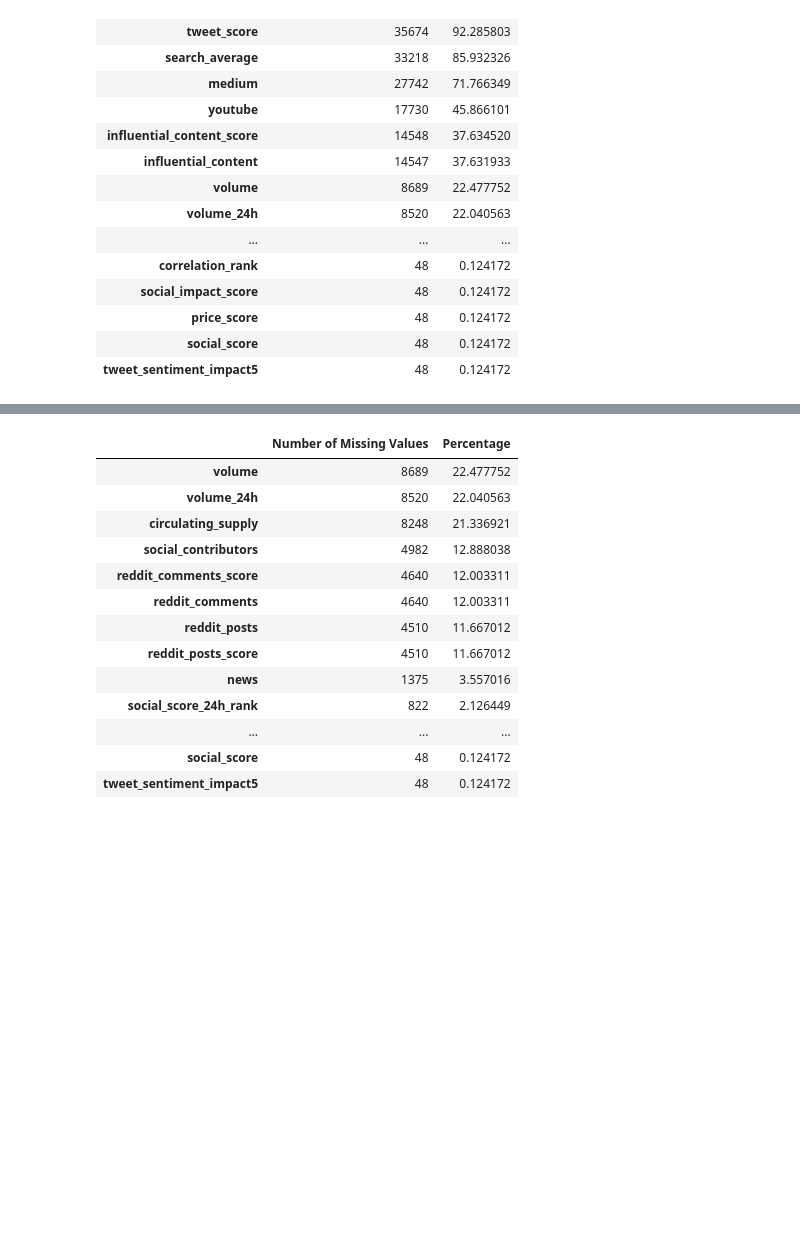
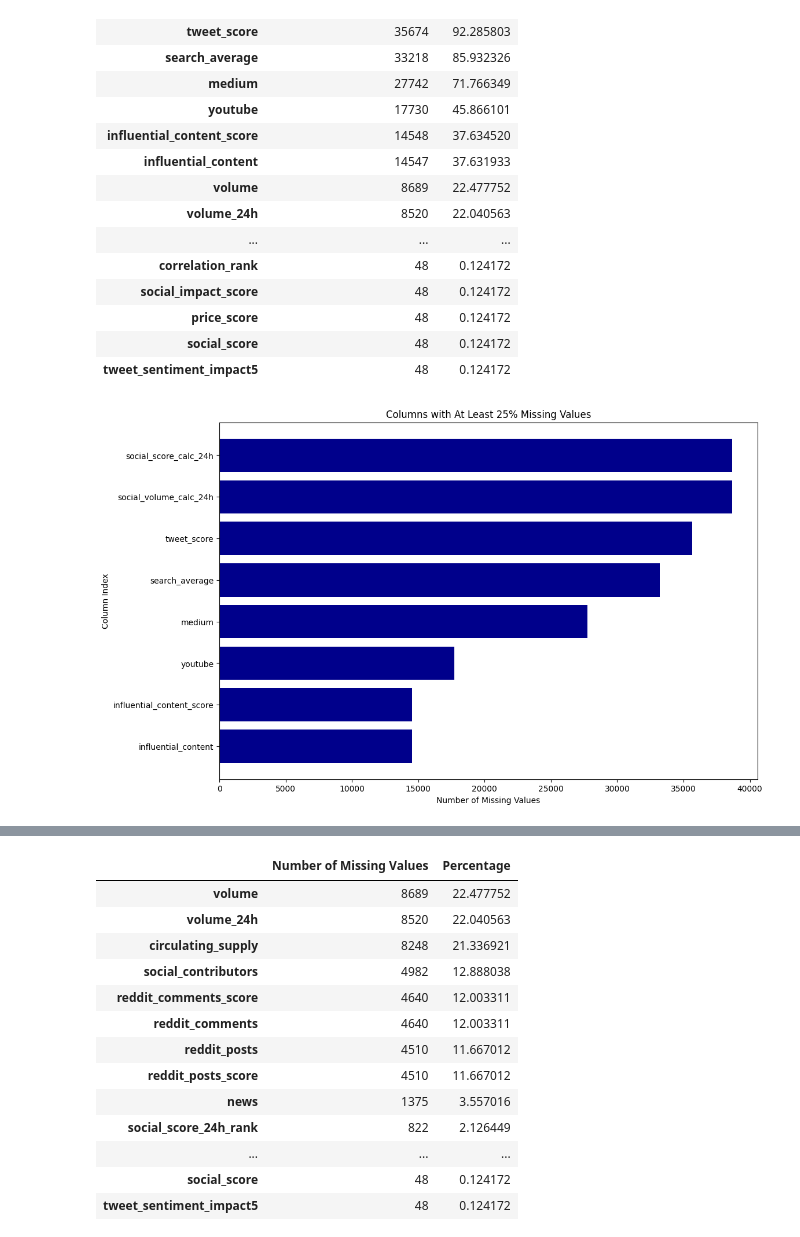
Before and after one commit to lucapetrh-dev/Transformers-Financial-Time-Series-Forecasting, a Jupyter notebook: preprocessing.ipynb, the cells around one changed output, grey strips where cells are left out. Saved outputs shown, nothing was run; the diff lists cells and outputs as text; code cells hidden in the pictures; blank space fills up the shorter version.

```diff
--- a/preprocessing.ipynb
+++ b/preprocessing.ipynb
@@ -101,6 +101,19 @@ missing_values_df
 | price_score | 48 | 0.124172 |
 | social_score | 48 | 0.124172 |
 | tweet_sentiment_impact5 | 48 | 0.124172 |
+# %%
+filtered_df = missing_values_df[missing_values_df['Percentage'] >= 25]
+
+# Plotting
+plt.figure(figsize=(12, 8))
+plt.barh(filtered_df.index, filtered_df['Number of Missing Values'], color='darkblue')
+plt.xlabel('Number of Missing Values')
+plt.ylabel('Column Index')
+plt.title('Columns with At Least 25% Missing Values')
+plt.gca().invert_yaxis()  # Invert y-axis to have the highest values on top
+plt.show()
+# %% [output]
+[figure, added]
 # %%
 # Assuming 'df' is your DataFrame
 threshold = 25.0  # You can adjust the threshold as needed
```
Also changed, not shown: parts of 1 cell of this notebook, 1 other file.
